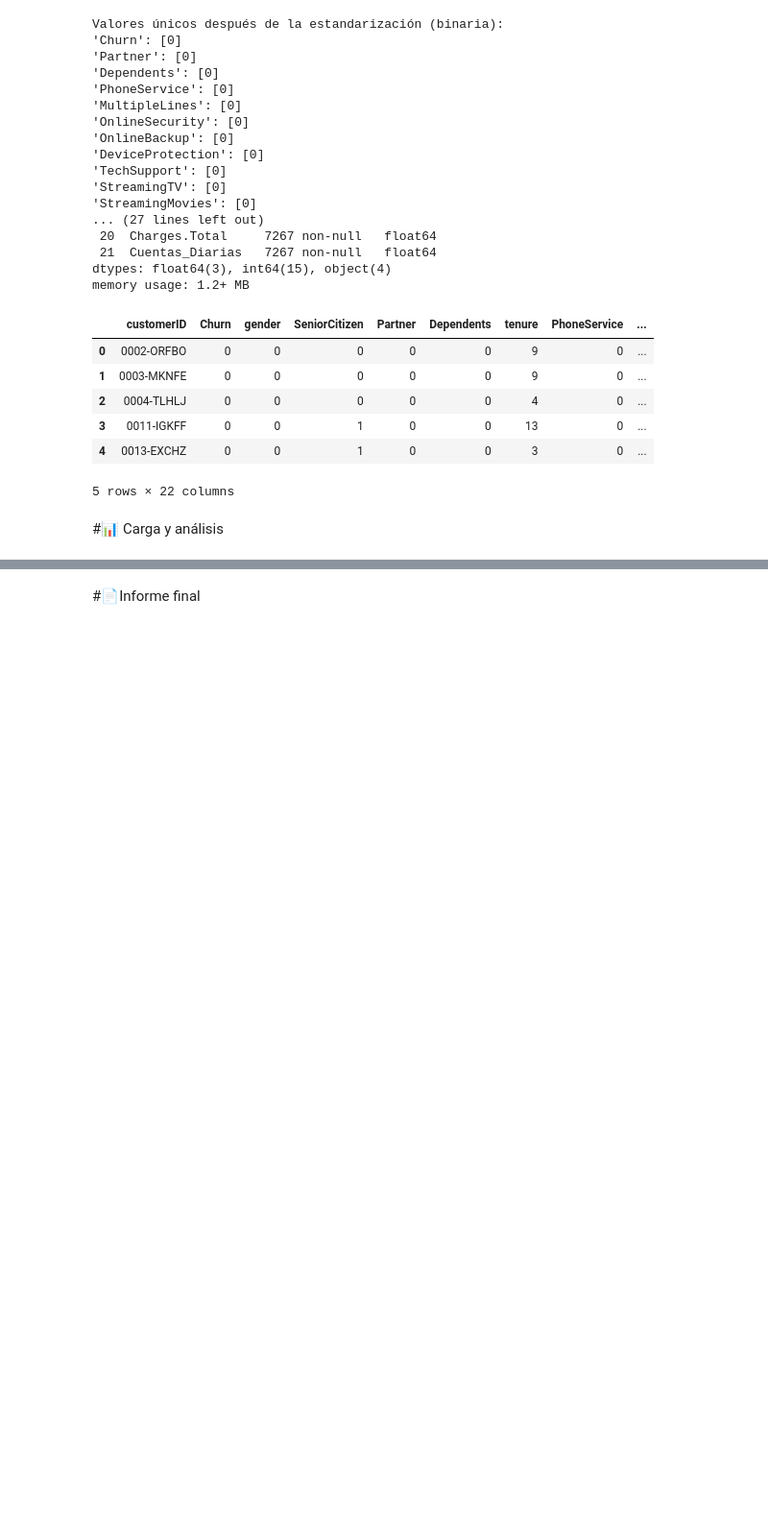
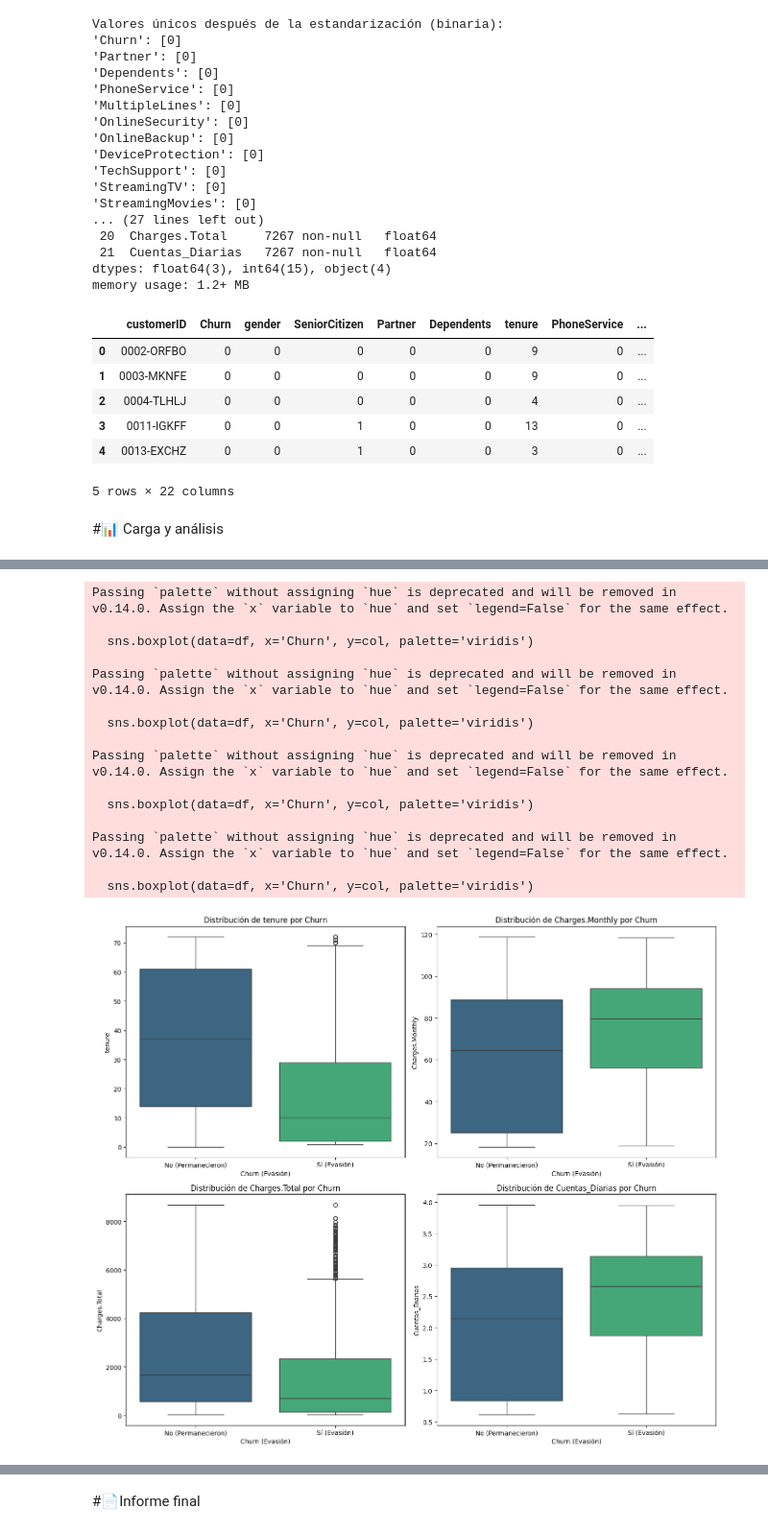
Before and after one commit to jhaelMVP/Challenge2_DataScience_Alura, a Jupyter notebook: TelecomX_LATAM.ipynb, the cells around one changed output, grey strips where cells are left out. Shown at 96% size. Drawn from its saved outputs; the diff is of its cells as text; code cells hidden in the pictures; blank space fills up the shorter version.

```diff
--- a/TelecomX_LATAM.ipynb
+++ b/TelecomX_LATAM.ipynb
@@ -313,0 +343,38 @@ memory usage: 1.2+ MB
+# %%
+import matplotlib.pyplot as plt
+import seaborn as sns
+
+numerical_cols = ['tenure', 'Charges.Monthly', 'Charges.Total', 'Cuentas_Diarias']
+
+n_cols = 2
+n_rows = (len(numerical_cols) + n_cols - 1) // n_cols
+
+plt.figure(figsize=(n_cols * 7, n_rows * 6))
+
+for i, col in enumerate(numerical_cols):
+    plt.subplot(n_rows, n_cols, i + 1)
+    sns.boxplot(data=df, x='Churn', y=col, palette='viridis')
+    plt.title(f'Distribución de {col} por Churn')
+    plt.xlabel('Churn (Evasión)')
+    plt.ylabel(col)
+    plt.xticks(ticks=[0, 1], labels=['No (Permanecieron)', 'Sí (Evasión)'])
+
+plt.tight_layout()
+plt.show()
+# %% [output]
+Passing `palette` without assigning `hue` is deprecated and will be removed in v0.14.0. Assign the `x` variable to `hue` and set `legend=False` for the same effect.
+
+  sns.boxplot(data=df, x='Churn', y=col, palette='viridis')
+
+Passing `palette` without assigning `hue` is deprecated and will be removed in v0.14.0. Assign the `x` variable to `hue` and set `legend=False` for the same effect.
+
+  sns.boxplot(data=df, x='Churn', y=col, palette='viridis')
+
+Passing `palette` without assigning `hue` is deprecated and will be removed in v0.14.0. Assign the `x` variable to `hue` and set `legend=False` for the same effect.
+
+  sns.boxplot(data=df, x='Churn', y=col, palette='viridis')
+
+Passing `palette` without assigning `hue` is deprecated and will be removed in v0.14.0. Assign the `x` variable to `hue` and set `legend=False` for the same effect.
+
+  sns.boxplot(data=df, x='Churn', y=col, palette='viridis')
+[figure, added]
```
Also changed, not shown: parts of 26 cells of this notebook.
